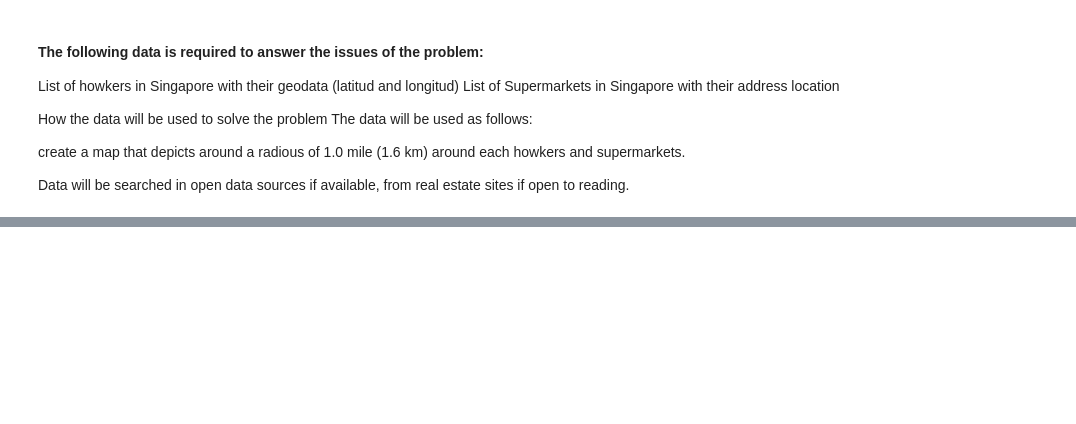
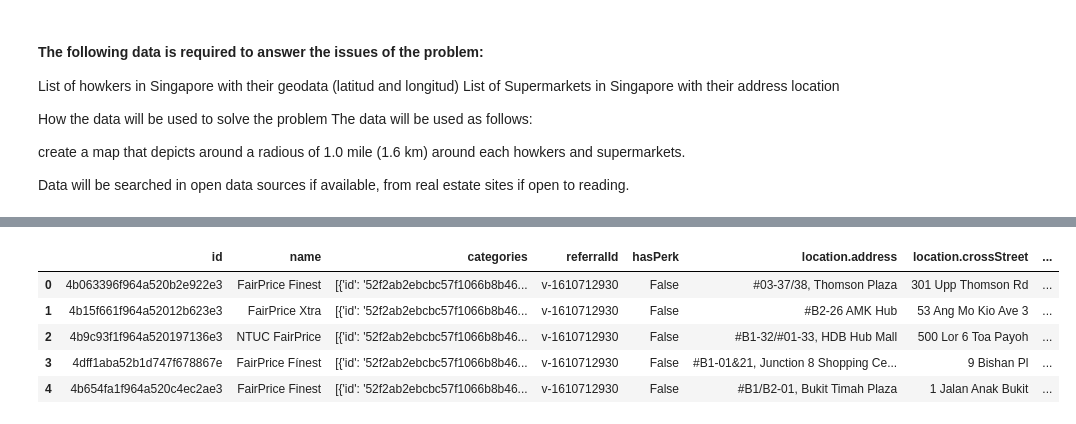
Before and after one commit to KITAMURATK/Capstone-Project-final, a Jupyter notebook: Capstone Project final.ipynb, the cells around one changed output, grey strips where cells are left out. Saved outputs shown, nothing was run; the diff lists cells and outputs as text; code cells hidden in the pictures; blank space fills up the shorter version.

```diff
--- a/Capstone Project final.ipynb
+++ b/Capstone Project final.ipynb
@@ -62,0 +246,14 @@ Data will be searched in open data sources if available, from real estate sites
+# %%
+# assign relevant part of JSON to venues
+venues_A = results['response']['venues']
+
+# tranform venues into a dataframe
+dataframe_A = json_normalize(venues_A)
+dataframe_A.head()
+# %% [output]
+|  | id | name | categories | referralId | hasPerk | location.address | location.crossStreet | ... |
+| 0 | 4b063396f964a520b2e922e3 | FairPrice Finest | [{'id': '52f2ab2ebcbc57f1066b8b46... | v-1610712930 | False | #03-37/38, Thomson Plaza | 301 Upp Thomson Rd | ... |
+| 1 | 4b15f661f964a52012b623e3 | FairPrice Xtra | [{'id': '52f2ab2ebcbc57f1066b8b46... | v-1610712930 | False | #B2-26 AMK Hub | 53 Ang Mo Kio Ave 3 | ... |
+| 2 | 4b9c93f1f964a520197136e3 | NTUC FairPrice | [{'id': '52f2ab2ebcbc57f1066b8b46... | v-1610712930 | False | #B1-32/#01-33, HDB Hub Mall | 500 Lor 6 Toa Payoh | ... |
+| 3 | 4dff1aba52b1d747f678867e | FairPrice Fínest | [{'id': '52f2ab2ebcbc57f1066b8b46... | v-1610712930 | False | #B1-01&21, Junction 8 Shopping Ce... | 9 Bishan Pl | ... |
+| 4 | 4b654fa1f964a520c4ec2ae3 | FairPrice Finest | [{'id': '52f2ab2ebcbc57f1066b8b46... | v-1610712930 | False | #B1/B2-01, Bukit Timah Plaza | 1 Jalan Anak Bukit | ... |
```
Also changed, not shown: parts of 18 cells of this notebook.
